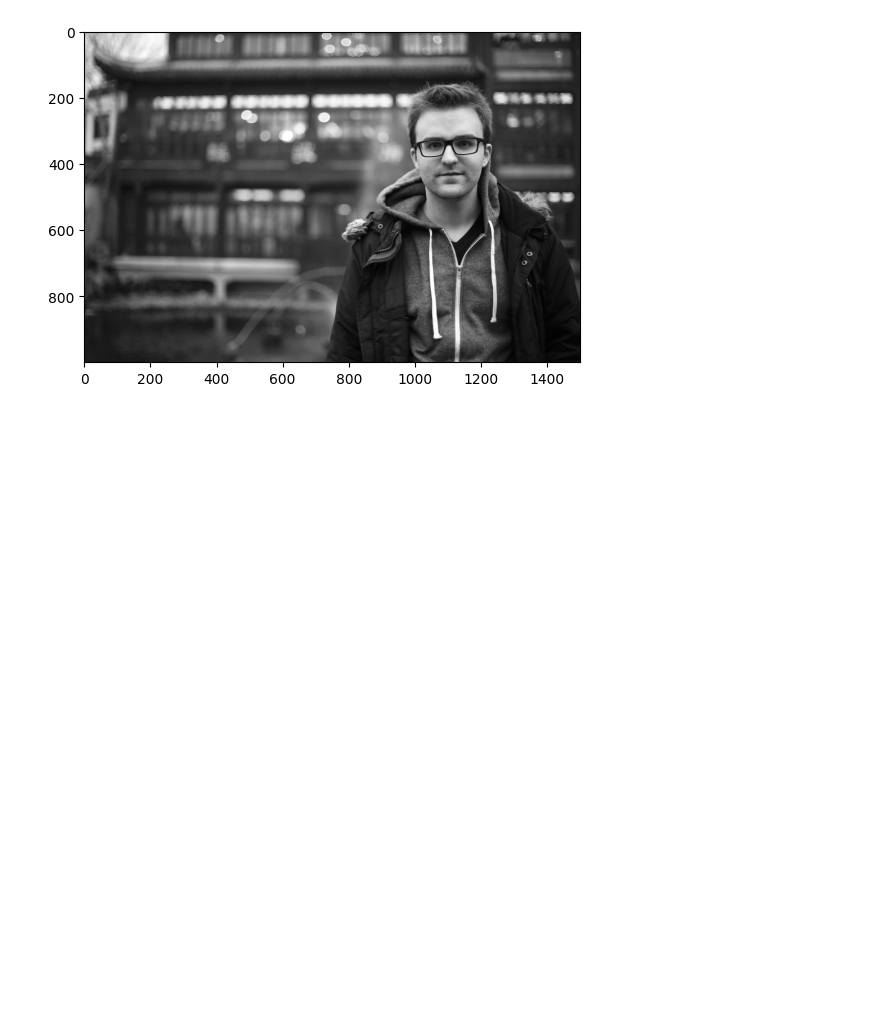
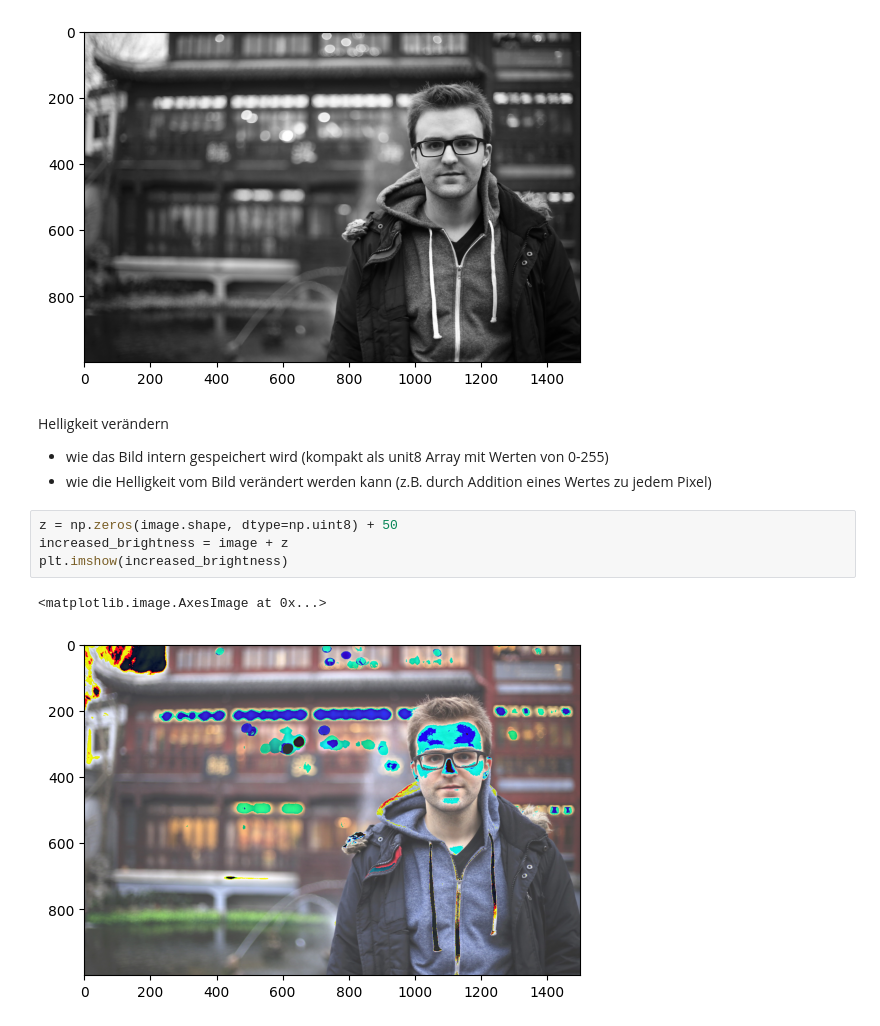
Before and after one commit to awweber/OpenCV, a Jupyter notebook: tutorial.ipynb, the cells around one changed output. Cells and saved outputs as stored; diff of their text form; blank space fills up the shorter version.

```diff
--- a/tutorial.ipynb
+++ b/tutorial.ipynb
@@ -39,3 +39,14 @@ plt.show()
 # %% [output]
 (1000, 1500)
 [figure]
+# %% [markdown]
+Helligkeit verändern
+- wie das Bild intern gespeichert wird (kompakt als unit8 Array mit Werten von 0-255)
+- wie die Helligkeit vom Bild verändert werden kann (z.B. durch Addition eines Wertes zu jedem Pixel)
+# %%
+z = np.zeros(image.shape, dtype=np.uint8) + 50
+increased_brightness = image + z
+plt.imshow(increased_brightness)
+# %% [output]
+<matplotlib.image.AxesImage at 0x...>
+[figure, added]
```
Also changed, not shown: parts of 7 cells of this notebook.
